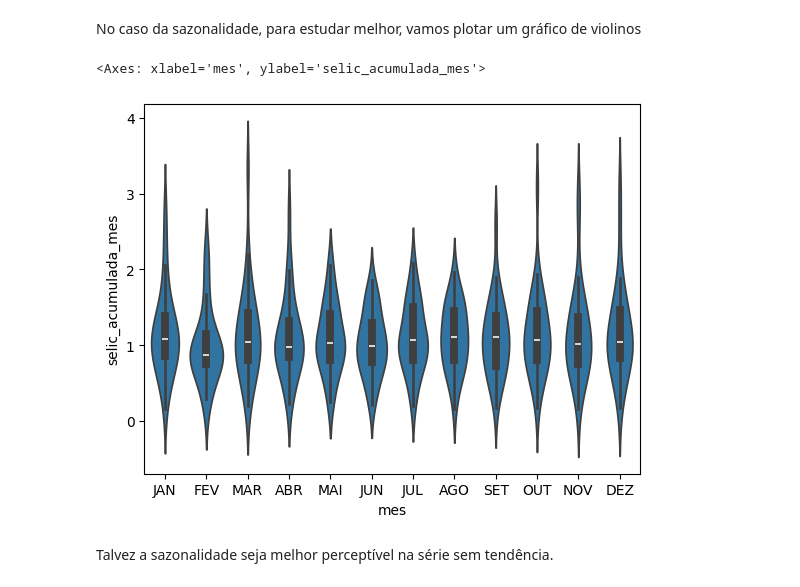
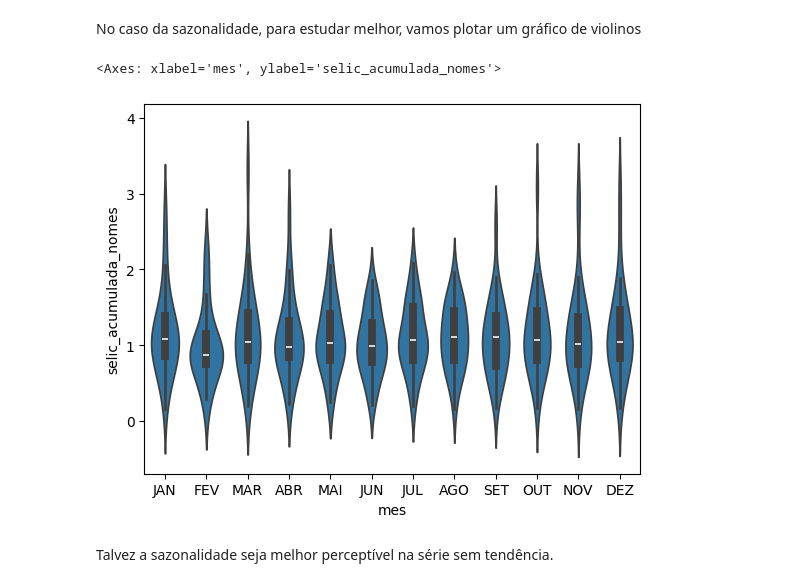
Before and after one commit to mapassos/brazil-macroeconomics-data-analysis-and-pipeline, a Jupyter notebook: Analise-Selic-IPCA-pt2.ipynb, the cells around one changed output. Cells and saved outputs as stored; diff of their text form; code cells hidden in the pictures.

```diff
--- a/Analise-Selic-IPCA-pt2.ipynb
+++ b/Analise-Selic-IPCA-pt2.ipynb
@@ -527,10 +527,10 @@ Concluímos, para um nível de significância de 5%, que a série diferenciada
 # %% [markdown]
 No caso da sazonalidade, para estudar melhor, vamos plotar um gráfico de violinos
 # %%
-sns.violinplot(data = selic_ipca_mensalizada_df, x = 'mes', y = 'selic_acumulada_mes')
+sns.violinplot(data = selic_ipca_mensalizada_df, x = 'mes', y = 'selic_acumulada_nomes')
 # %% [output]
-<Axes: xlabel='mes', ylabel='selic_acumulada_mes'>
+<Axes: xlabel='mes', ylabel='selic_acumulada_nomes'>
-[figure, old version]
+[figure, new version]
 # %% [markdown]
 Talvez a sazonalidade seja melhor perceptível na série sem tendência.
 # %%
```
Also changed, not shown: parts of 21 cells of this notebook, 10 other files.
